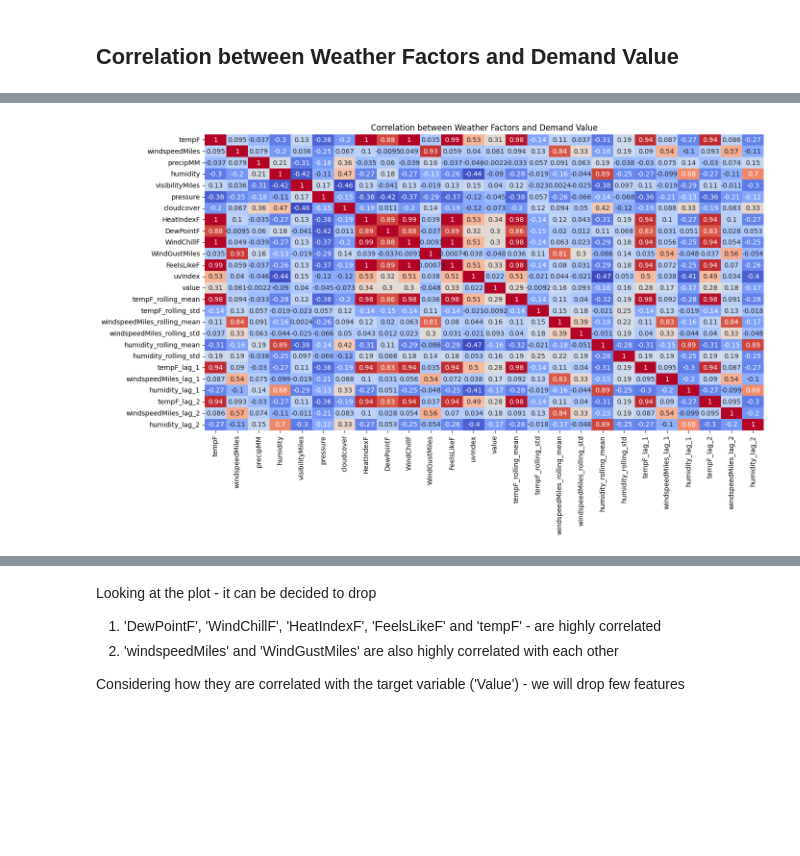
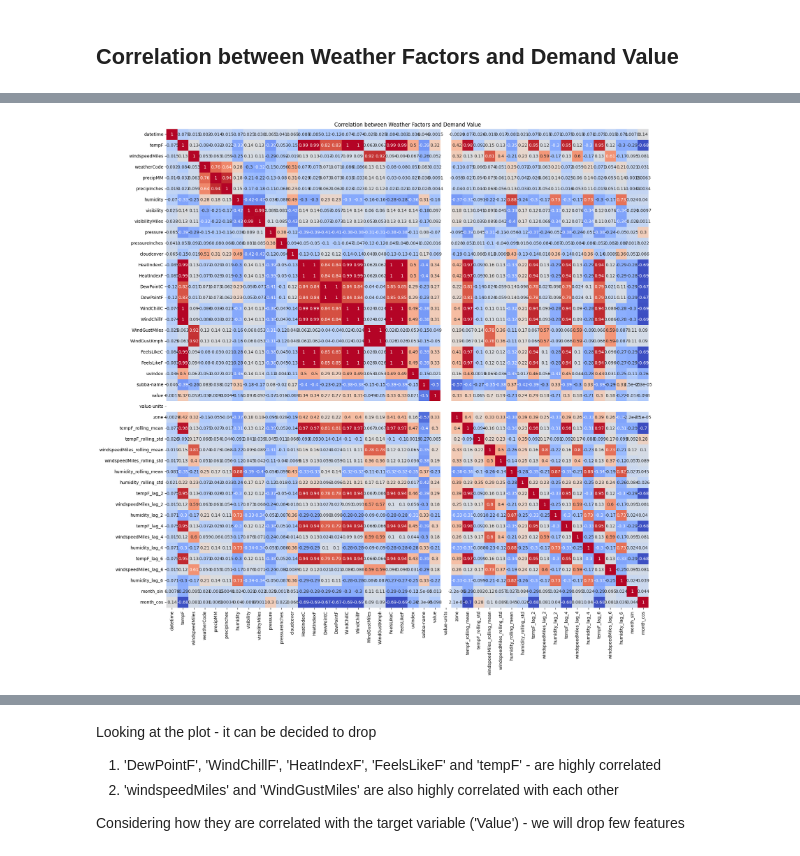
Before and after one commit to MLOPS-IE7374-Fall2024-G9/mlops-project, a Jupyter notebook: experiments/data_exp.ipynb, the cells around one changed output, grey strips where cells are left out. Drawn from its saved outputs; the diff is of its cells as text; code cells hidden in the pictures; blank space fills up the shorter version.

Commit message:
added more data for training and retrained the models

```diff
--- a/experiments/data_exp.ipynb
+++ b/experiments/data_exp.ipynb
@@ -163,8 +178,8 @@ import pandas as pd
 df['datetime'] = pd.to_datetime(df['datetime'])
 df.set_index('datetime', inplace=True)
 
-# Define the rolling window size (e.g., 3 hours). Adjust it based on your frequency (if data is hourly, 3 hours is window=3)
-window_size = 3
+# Define the rolling window size (e.g., 6 hours). Adjust it based on your frequency (if data is hourly, 6 hours is window=6)
+window_size = 6
 
 # Compute rolling mean and standard deviation for 'tempF', 'windspeedMiles', and 'humidity'
 df['tempF_rolling_mean'] = df['tempF'].rolling(window=window_size).mean()
@@ -370,0 +305,3 @@ See the caveats in the documentation: https://pandas.pydata.org/pandas-docs/stab
+# %%
+df_clean['month_sin'] = np.round(np.sin(2 * np.pi * df_clean['month'] / 12), decimals=6)
+df_clean['month_cos'] = np.round(np.cos(2 * np.pi * df_clean['month'] / 12), decimals=6)
@@ -370,0 +322,20 @@ See the caveats in the documentation: https://pandas.pydata.org/pandas-docs/stab
+# %%
+from sklearn.preprocessing import MinMaxScaler, LabelEncoder
+
+# Normalize numerical columns except 'month', 'month_sin', and 'month_cos'
+columns_to_normalize = df_clean.select_dtypes(include=[np.number]).columns.difference(['month', 'month_sin', 'month_cos'])
+df_clean[columns_to_normalize] = df_clean[columns_to_normalize].apply(lambda x: (x - x.min()) / (x.max() - x.min()))
+
+# Shift 'month_cos' to non-negative range by adjusting to [0, 1]
+df_clean['month_cos'] = (df_clean['month_cos'] + 1) / 2
+df_clean['month_sin'] = (df_clean['month_sin'] + 1) / 2
+
+# Convert categorical columns with mixed types to strings
+for col in df_clean.select_dtypes(include=['object']).columns:
+    if col != 'datetime':  # Skip 'datetime' as it's not categorical for encoding
+        df_clean[col] = df_clean[col].astype(str)  # Convert to string to handle mixed types
+        le = LabelEncoder()
+        df_clean[col] = le.fit_transform(df_clean[col])
+
+# Display the processed DataFrame
+df_clean.head()
@@ -453 +435,3 @@ Index(['datetime', 'tempF', 'windspeedMiles', 'weatherCode', 'precipMM',
       dtype='object')
+# %%
+df_clean.drop(columns=['month'], inplace=True)
@@ -454,23 +475,14 @@ Index(['datetime', 'tempF', 'windspeedMiles', 'weatherCode', 'precipMM',
 # %%
-# Select the weather factors along with newly created numerical features
-weather_factors_value = df_clean[['tempF', 'windspeedMiles', 'precipMM', 'humidity', 'visibilityMiles', 'pressure',
-                            'cloudcover', 'HeatIndexF', 'DewPointF', 'WindChillF', 'WindGustMiles', 'FeelsLikeF',
-                            'uvIndex', 'value',
-                            'tempF_rolling_mean', 'tempF_rolling_std', 'windspeedMiles_rolling_mean', 'windspeedMiles_rolling_std',
-                            'humidity_rolling_mean', 'humidity_rolling_std',
-                            'tempF_lag_1', 'windspeedMiles_lag_1', 'humidity_lag_1',
-                            'tempF_lag_2', 'windspeedMiles_lag_2', 'humidity_lag_2']]
-
 # Calculate the correlation matrix
-weather_corr = weather_factors_value.corr()
+weather_corr = df_clean.corr()
 
 # Plot the correlation heatmap
-plt.figure(figsize=(15,8))
+plt.figure(figsize=(20,20))
 sns.heatmap(weather_corr, annot=True, cmap='coolwarm', cbar=False)
 plt.title('Correlation between Weather Factors and Demand Value')
 plt.show()
 # %% [output]
-[figure, old version]
+[figure, new version]
 # %%
 # Step 1: Find pairs of features with correlation > 0.7
 threshold = 0.7
```
Also changed, not shown: parts of 41 cells of this notebook.
